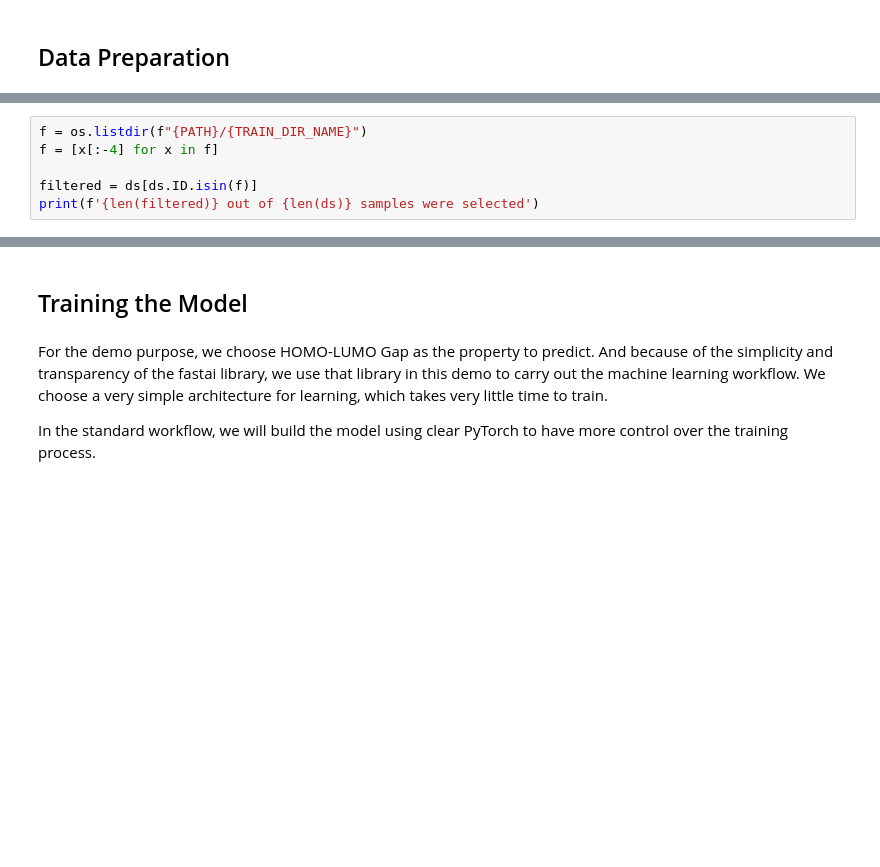
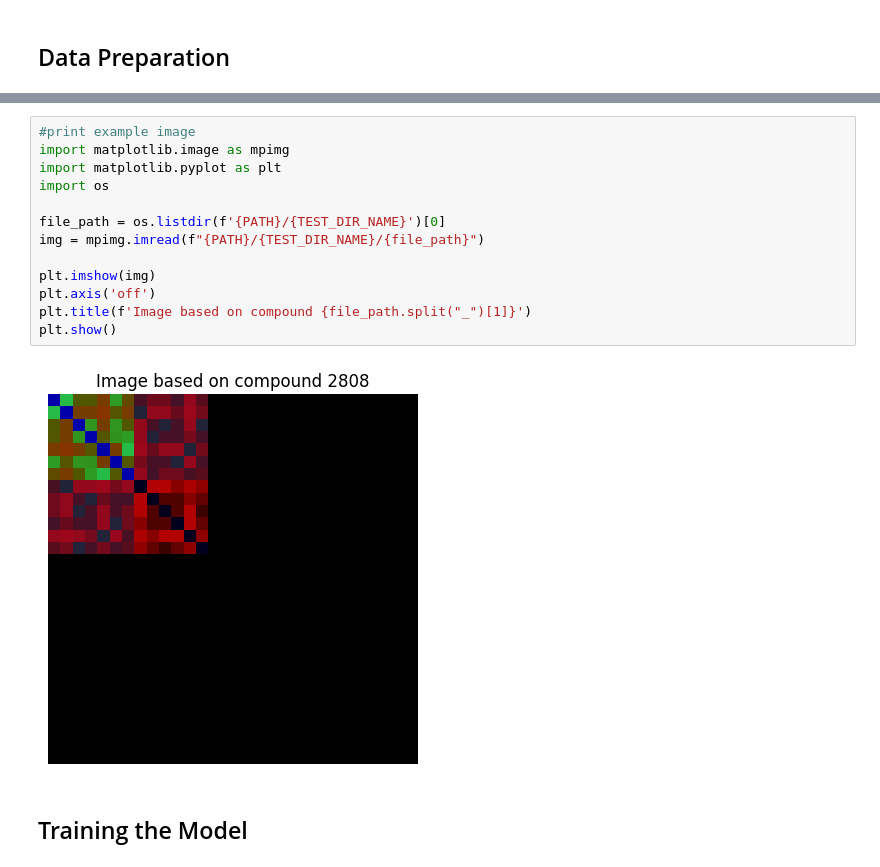
Before and after one commit to all2gos/RGBChem, a Jupyter notebook: working_demo.ipynb, the cells around one changed output, grey strips where cells are left out. Drawn from its saved outputs; the diff is of its cells as text; blank space fills up the shorter version.

Commit message:
big update on working_demo, making it works properly

```diff
--- a/working_demo.ipynb
+++ b/working_demo.ipynb
@@ -90,6 +93,0 @@ get_image_files = get_list(path)
-# %%
-f = os.listdir(f"{PATH}/{TRAIN_DIR_NAME}")
-f = [x[:-4] for x in f]
-
-filtered = ds[ds.ID.isin(f)]
-print(f'{len(filtered)} out of {len(ds)} samples were selected')
@@ -109,6 +112,17 @@ Current batch size: 64
+# %%
+#print example image
+import matplotlib.image as mpimg
+import matplotlib.pyplot as plt
+import os
+
+file_path = os.listdir(f'{PATH}/{TEST_DIR_NAME}')[0]
+img = mpimg.imread(f"{PATH}/{TEST_DIR_NAME}/{file_path}")
+
+plt.imshow(img)
+plt.axis('off')
+plt.title(f'Image based on compound {file_path.split("_")[1]}')
+plt.show()
+# %% [output]
+[figure, added]
 # %% [markdown]
 ## Training the Model
-# %% [markdown]
-For the demo purpose, we choose HOMO-LUMO Gap as the property to predict. And because of the simplicity and transparency of the fastai library, we use that library in this demo to carry out the machine learning workflow. We choose a very simple architecture for learning, which takes very little time to train.
-
-In the standard workflow, we will build the model using clear PyTorch to have more control over the training process.
```
Also changed, not shown: parts of 26 cells of this notebook.
